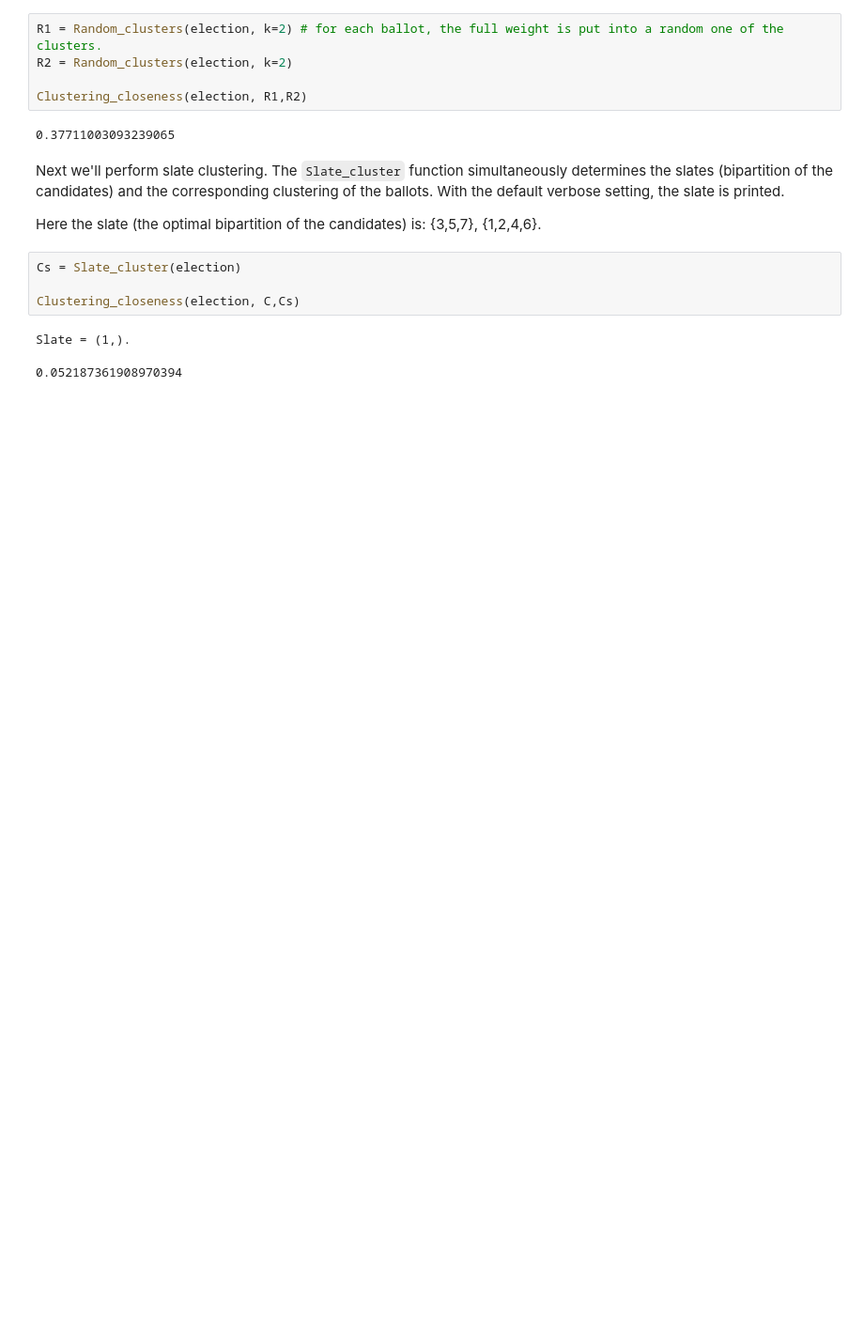
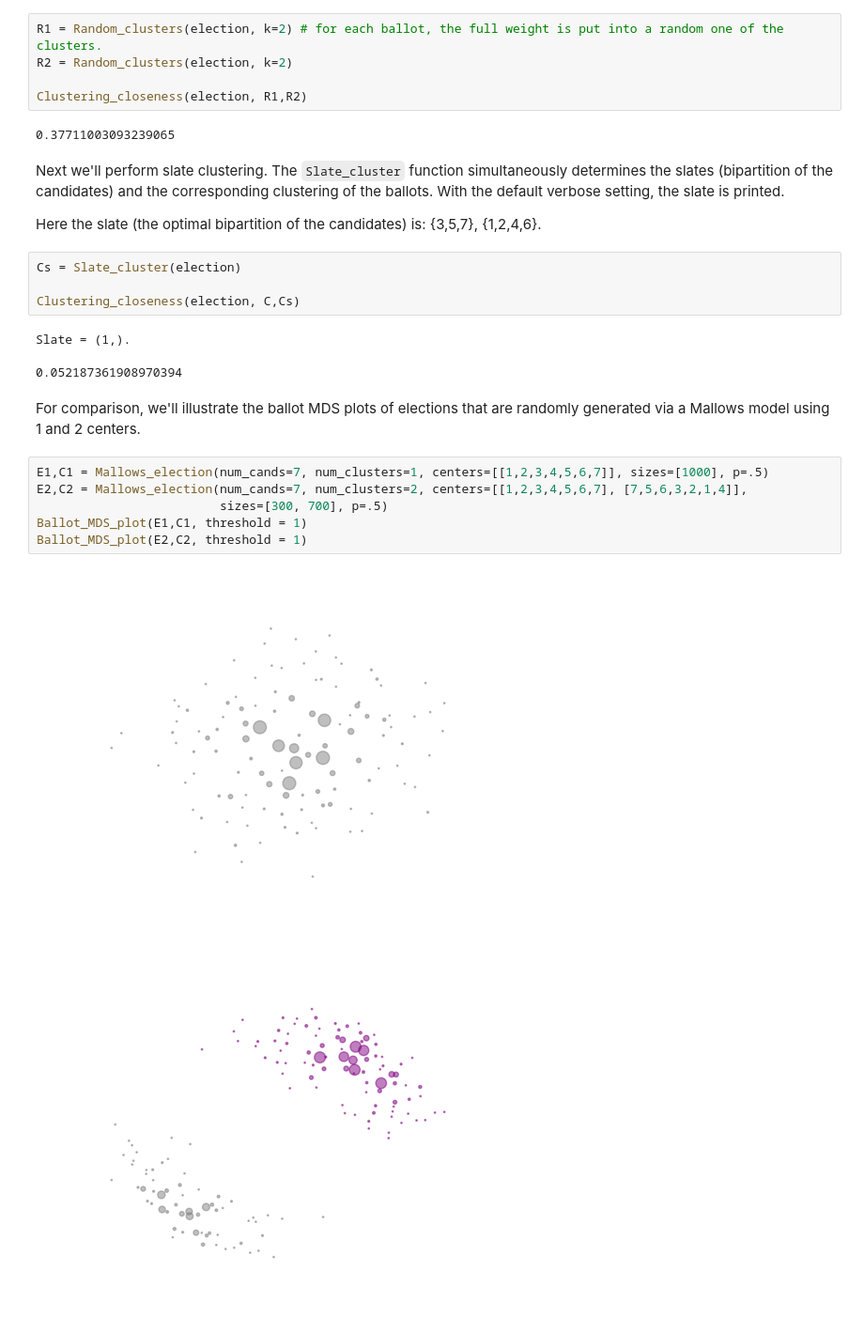
Before and after one commit to mggg/ballot-clustering, a Jupyter notebook: Tutorial.ipynb, the cells around one changed output. Shown at 94% size. Cells and saved outputs as stored; diff of their text form; blank space fills up the shorter version.

```diff
--- a/Tutorial.ipynb
+++ b/Tutorial.ipynb
@@ -191,3 +191,14 @@ Clustering_closeness(election, C,Cs)
 # %% [output]
 Slate = (1,).
 0.052187361908970394
+# %% [markdown]
+For comparison, we'll illustrate the ballot MDS plots of elections that are randomly generated via a Mallows model using 1 and 2 centers.
+# %%
+E1,C1 = Mallows_election(num_cands=7, num_clusters=1, centers=[[1,2,3,4,5,6,7]], sizes=[1000], p=.5)
+E2,C2 = Mallows_election(num_cands=7, num_clusters=2, centers=[[1,2,3,4,5,6,7], [7,5,6,3,2,1,4]],
+                         sizes=[300, 700], p=.5)
+Ballot_MDS_plot(E1,C1, threshold = 1)
+Ballot_MDS_plot(E2,C2, threshold = 1)
+# %% [output]
+[figure, added]
+[figure, added]
```
Also changed, not shown: parts of 1 cell of this notebook, 2 other files.
